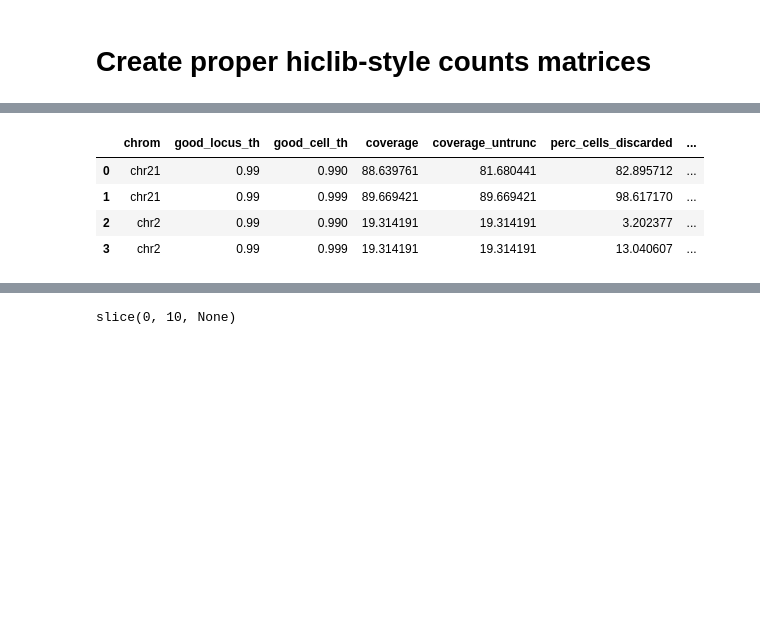
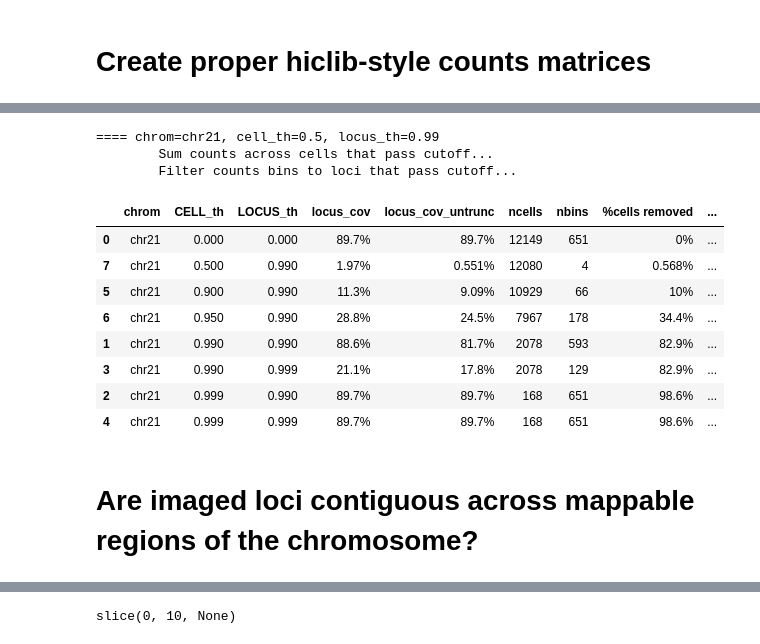
Before and after one commit to gesinecauer/Chromatin_Analysis_2020_cell, a Jupyter notebook: sequential_tracing/PostAnalysis/prox_freq_from_3d_coords.ipynb, the cells around one changed output, grey strips where cells are left out. Drawn from its saved outputs; the diff is of its cells as text; code cells hidden in the pictures; blank space fills up the shorter version.

```diff
--- a/sequential_tracing/PostAnalysis/prox_freq_from_3d_coords.ipynb
+++ b/sequential_tracing/PostAnalysis/prox_freq_from_3d_coords.ipynb
@@ -1104,7 +1112,9 @@ dict_keys(['dir_coords3d', 'rep1', 'rep2', 'distances.per_cell', 'distances.medi
 # %%
 # Quick check, make sure there aren't any beads that are NaN on one axis but not all axes
-for chrom in files_progress.keys():
-    dna_zxys = np.load(os.path.join(files_progress[chrom]['dir_coords3d'], files_progress[chrom]['proceed_with'] + '.dna_zxys.npy'))
+replicate = 'proceed_with'
+
+for chrom in files_dict.keys():
+    dna_zxys = np.load(os.path.join(files_dict[chrom]['dir_coords3d'], files_dict[chrom][replicate] + '.dna_zxys.npy'))
     tmp = np.isnan(dna_zxys).sum(2)
     irregular_nans = np.sum((tmp != 0) & (tmp != 3))
     if irregular_nans != 0:
@@ -1201,9 +1236,45 @@ df = pd.DataFrame(df)
-# %%
-df
-# %% [output]
-|  | chrom | good_locus_th | good_cell_th | coverage | coverage_untrunc | perc_cells_discarded | ... |
-| 0 | chr21 | 0.99 | 0.990 | 88.639761 | 81.680441 | 82.895712 | ... |
-| 1 | chr21 | 0.99 | 0.999 | 89.669421 | 89.669421 | 98.617170 | ... |
-| 2 | chr2 | 0.99 | 0.990 | 19.314191 | 19.314191 | 3.202377 | ... |
-| 3 | chr2 | 0.99 | 0.999 | 19.314191 | 19.314191 | 13.040607 | ... |
+# %%
+sc_counts_dict = {}
+# %%
+res_all = {}
+# %%
+cutoff_combos = [
+    {'cell': [0.99, 0.999], 'locus': [0.99, 0.999]},
+    {'cell': [0.9, 0.95], 'locus': [0.99]},
+    {'cell': [0.5], 'locus': [0.99]},
+]
+
+for combo in cutoff_combos:
+    res_all, sc_counts_dict = compare_cell_locus_cutoffs(
+        files_dict=files_dict, list_cell_cutoff=combo['cell'],
+        list_locus_cutoff=combo['locus'], list_chrom='chr21',
+        sc_counts_dict=sc_counts_dict, res_all=res_all, verbose=True)
+# %% [output]
+==== chrom=chr21, cell_th=0.5, locus_th=0.99
+        Sum counts across cells that pass cutoff...
+        Filter counts bins to loci that pass cutoff...
+# %%
+df = pd.DataFrame(res_all.values())
+df2 = df.copy()
+for col in [c for c in df2.columns if 'perc_' in c]:
+    df2[col] = df2[col].map('{:,.3g}%'.format)
+for col in [c for c in df2.columns if 'reads_' in c]:
+    df2[col] = df2[col].map('{:,.2g}'.format).str.replace('e\+', 'e', regex=True)
+df2.sort_values(['chrom', 'cell_cutoff', 'locus_cutoff'], inplace=True)
+if len(df2.chrom.unique()) == 1:
+    dr2.drop('chrom', axis=1, inplace=True)
+renaming_tmp = {c: c.replace('perc_', '%').replace('_retained', '') for c in df2.columns if 'perc_' in c}
+df2.rename(renaming_tmp, axis=1)
+# %% [output]
+|  | chrom | CELL_th | LOCUS_th | locus_cov | locus_cov_untrunc | ncells | nbins | %cells removed | ... |
+| 0 | chr21 | 0.000 | 0.000 | 89.7% | 89.7% | 12149 | 651 | 0% | ... |
+| 7 | chr21 | 0.500 | 0.990 | 1.97% | 0.551% | 12080 | 4 | 0.568% | ... |
+| 5 | chr21 | 0.900 | 0.990 | 11.3% | 9.09% | 10929 | 66 | 10% | ... |
+| 6 | chr21 | 0.950 | 0.990 | 28.8% | 24.5% | 7967 | 178 | 34.4% | ... |
+| 1 | chr21 | 0.990 | 0.990 | 88.6% | 81.7% | 2078 | 593 | 82.9% | ... |
+| 3 | chr21 | 0.990 | 0.999 | 21.1% | 17.8% | 2078 | 129 | 82.9% | ... |
+| 2 | chr21 | 0.999 | 0.990 | 89.7% | 89.7% | 168 | 651 | 98.6% | ... |
+| 4 | chr21 | 0.999 | 0.999 | 89.7% | 89.7% | 168 | 651 | 98.6% | ... |
+# %% [markdown]
+# Are imaged loci contiguous across mappable regions of the chromosome?
 # %%
```
Also changed, not shown: parts of 35 cells of this notebook.
